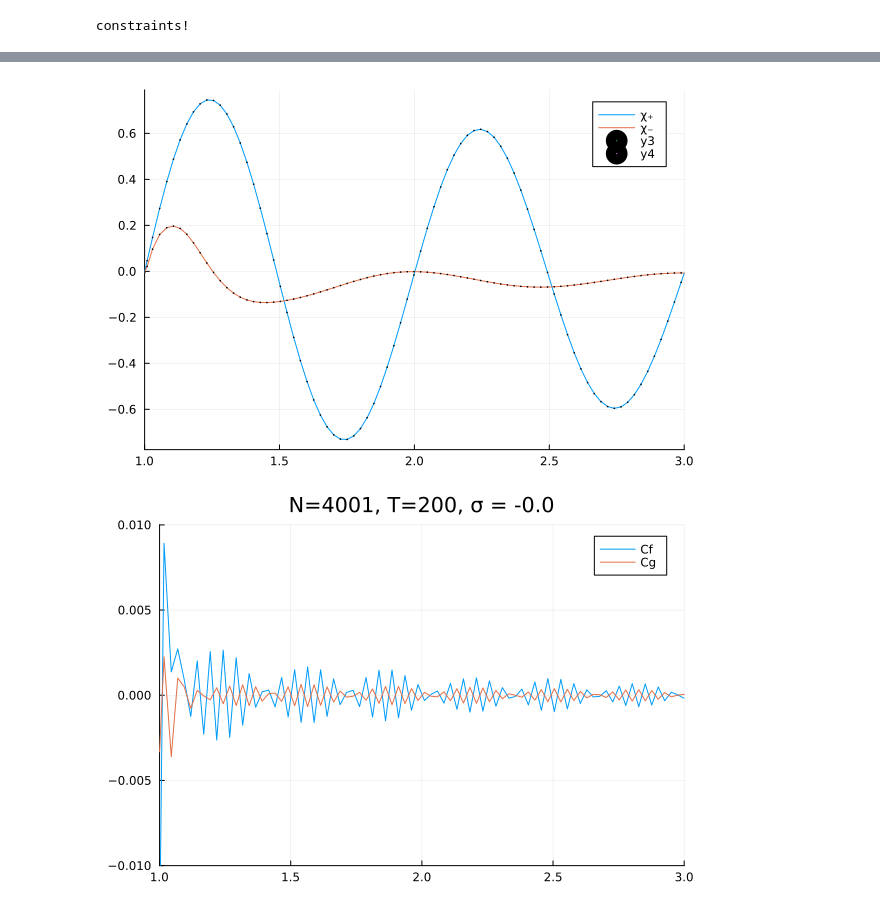
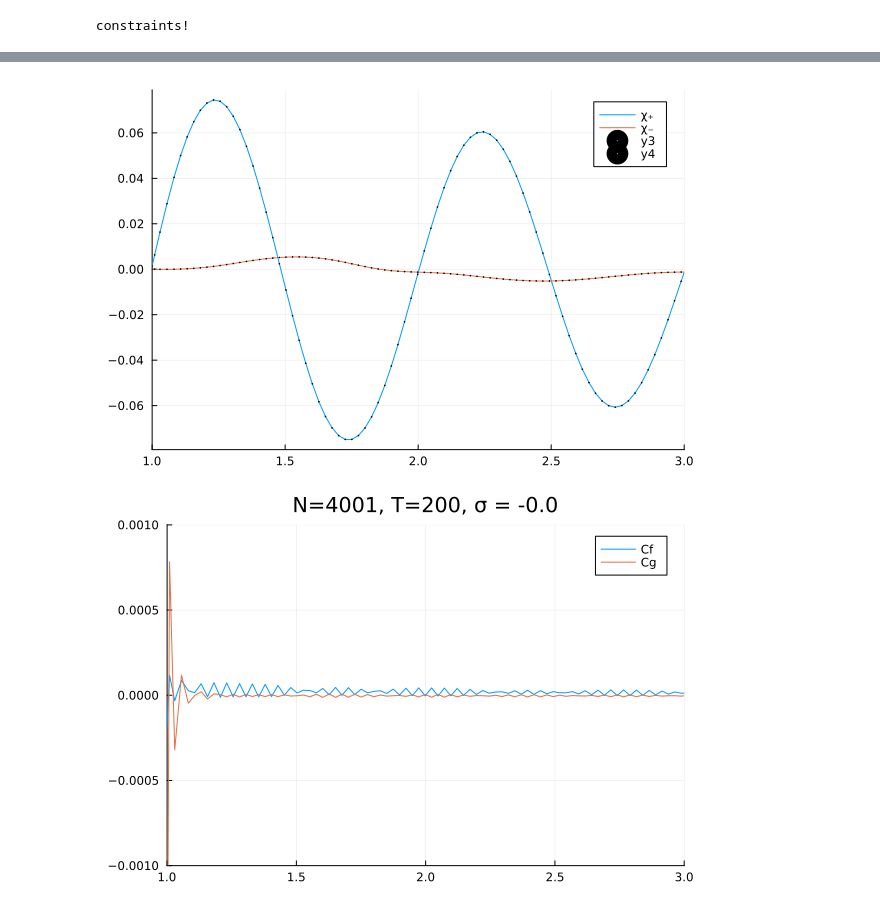
Before and after one commit to reula/Vlasov, a Jupyter notebook: E-V/IR_system.ipynb, the cells around one changed output, grey strips where cells are left out. Drawn from its saved outputs; the diff is of its cells as text; code cells hidden in the pictures.

```diff
--- a/E-V/IR_system.ipynb
+++ b/E-V/IR_system.ipynb
@@ -29,7 +29,7 @@ C = ones(2N) # for the constraints
 #order 6/8 are not working, I get instabilities. Problems with the eigenvalues too big? Does not seem to be so.
 
 #D = derivative_operator(MattssonNordström2004(), derivative_order=1, accuracy_order=8, xmin=x_i, xmax=x_f, N=N)
-D = derivative_operator(MattssonAlmquistVanDerWeide2018Accurate(), derivative_order=1, accuracy_order=4, xmin=x_i, xmax=x_f, N=N)
+D = derivative_operator(MattssonAlmquistVanDerWeide2018Accurate(), derivative_order=1, accuracy_order=8, xmin=x_i, xmax=x_f, N=N)
 #D = derivative_operator(MattssonAlmquistCarpenter2014Optimal(), derivative_order=1, accuracy_order=4, xmin=x_i, xmax=x_f, N=N)
 #D = derivative_operator(Mattsson2017(), derivative_order=1, accuracy_order=8, xmin=x_i, xmax=x_f, N=N)
 
@@ -48,6 +48,6 @@ dx - D.Δx = -2.4478746125586315e-6
 # %%
 # put some boundary data
-A = 1.0; ω = 2π; τ = 5.0; σ = -0.0
+A = 0.10; ω = 2π; τ = 5.0; σ = -0.0000
 p = (D, Δ, x, dx, A, ω, τ, σ)
 
 f = @view u0[1:N]
@@ -98,19 +99,19 @@ plot!(x,sol(t)[4N+1:5N], label = "χ₋")
 scatter!(x,sol(t)[3N+1:4N],ms=0.5)
 scatter!(x,sol(t)[4N+1:5N],ms=0.5)
 # %% [output]
-[figure, old version]
+[figure, new version]
 # %%
 t = 200
 constraints!(C,sol(t),D)
 plot(title = "N=$N, T=$T, σ = $σ")
 plot!(x,C[1:N], label = "Cf"
 , xlim = (1.0,3.0)
-, ylim = (-0.01,0.01)
+, ylim = (-0.001,0.001)
 )
 plot!(x,C[N+1:2N], label = "Cg")
 #png("Images/Constraints"*"MAWA_4_T$(T)_N$(N)_S_0p0")
 # %% [output]
-[figure, old version]
+[figure, new version]
 # %%
 CC(t) = norm(constraints!(C,sol(t),D)[1:end-2])
 plot(0:T,t->CC(t), title="Constraints, N=$N, σ=$σ, norm-2pts")
```
Also changed, not shown: parts of 7 cells of this notebook, 3 other files.
